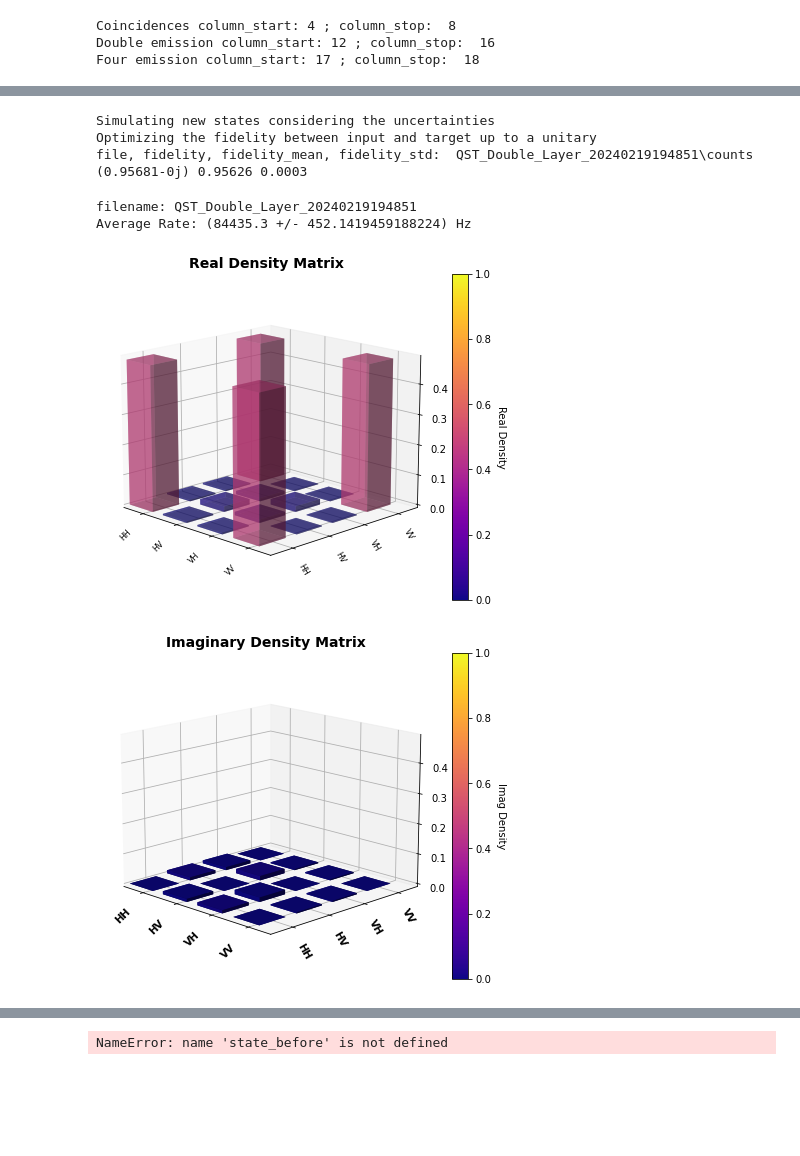
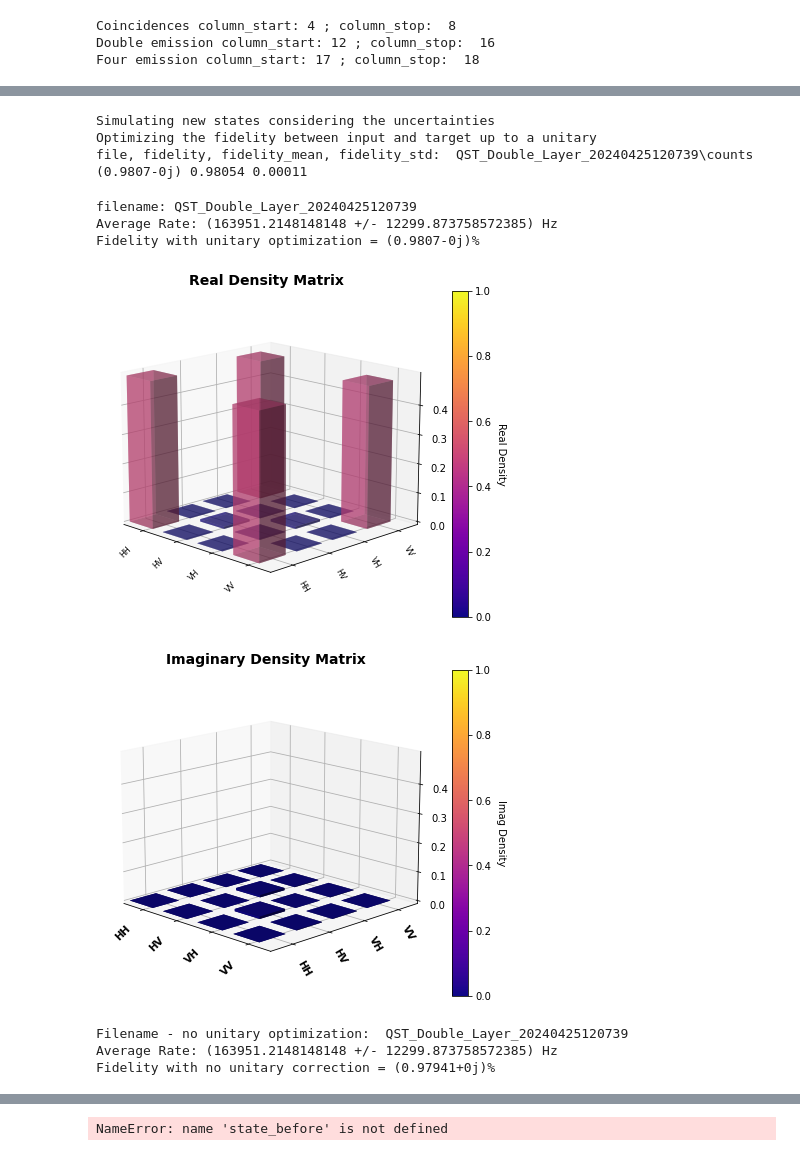
Before and after one commit to LauraMartins11/Multiphoton-Experiment, a Jupyter notebook: Quantum State Tomography - Two-photon.ipynb, the cells around one changed output, grey strips where cells are left out. Saved outputs shown, nothing was run; the diff lists cells and outputs as text; code cells hidden in the pictures; blank space fills up the shorter version.

Commit message:
Double emission compensation corrected Add Finding Rotations notebook

```diff
--- a/Quantum State Tomography - Two-photon.ipynb
+++ b/Quantum State Tomography - Two-photon.ipynb
@@ -41,8 +41,8 @@ import fnmatch
 # %%
 working_dir = os.getcwd()
 # os.getcwd()+'\StateTomoData'
-working_dir_data = r"C:\Users\Experience\Desktop\Multipartite Entanglement Experiment\Data\QST"
-file="QST_Double_Layer_20240219194851"
+working_dir_data = r"D:\Data\QST"
+file="QST_Double_Layer_20240425120739"
 # %%
 ######################################################################################################
 #----- COUNTING THE FILES AND SAVING THEM IN AN ARRAY TO MAKES THE REST OF THE ANALYSIS EASIER -------
@@ -175,11 +175,11 @@ for index in range(len(index_to_file)):
     counts_aux_2_emissions=set_raw_counts(datafiles, qubit_number, column_start_2_emissions, column_stop_2_emissions, os.getcwd())
     xp_counts_2_emissions=np.array(np.transpose(counts_aux_2_emissions))
 
-    counts_aux_4_emsissions= set_raw_counts_double_emissions(datafiles, qubit_number, 17, 18, os.getcwd())
-    xp_counts_4_emissions=np.array(np.round((np.transpose(counts_aux_4_emsissions))/four_fold_efficiencies,0))
+    counts_aux_4_emsissions= set_raw_counts_double_emissions(datafiles, qubit_number, column_start_4_emissions, column_stop_4_emissions, os.getcwd())
+    xp_counts_4_emissions=np.array(np.round((np.transpose(counts_aux_4_emsissions))))
 
-    statetomo.append(LRETomography(int(qubit_number), xp_counts, xp_counts_2_emissions,xp_counts_4_emissions))
-    statetomo[-1].run(correct_eff=efficiencies, correct_double_emission_eff=efficiencies_2_emissions, correct_double_emission=double_emission_columns)
+    statetomo.append(LRETomography(int(qubit_number), xp_counts ,xp_counts_2_emissions,xp_counts_4_emissions))
+    statetomo[-1].run(correct_eff=efficiencies,correct_double_emission_eff=efficiencies_2_emissions, correct_double_emission=double_emission_columns)
     xp_counts_corrected_with_eff.append(statetomo[-1].xp_counts)
 
     state.append(statetomo[-1])
@@ -254,17 +251,28 @@ for index in range(len(states)):
 # %% [output]
 Simulating new states considering the uncertainties
 Optimizing the fidelity between input and target up to a unitary
-file, fidelity, fidelity_mean, fidelity_std:  QST_Double_Layer_20240219194851\counts (0.95681-0j) 0.95626 0.0003
+file, fidelity, fidelity_mean, fidelity_std:  QST_Double_Layer_20240425120739\counts (0.9807-0j) 0.98054 0.00011
 # %%
 ##########################################################
 #------- PLOTTING OPTIMIZED DENSITY MATRIX------------#
 ##########################################################
 print(f"filename: {file}")
-aq_time=30 #in seconds
+aq_time=15 #in seconds
 print(f"Average Rate: ({np.average(total_per_basis)/aq_time} +/- {np.std(total_per_basis)/aq_time}) Hz")
+print(f"Fidelity with unitary optimization = {np.round(states[index].state.fidelity(target_ini[-1]),5)}%")
 results[-1].optimized_state.plot_dm()
+
+print("Filename - no unitary optimization: ", file)
+aq_time=15 #in seconds
+print(f"Average Rate: ({np.average(total_per_basis)/aq_time} +/- {np.std(total_per_basis)/aq_time}) Hz")
+print(f"Fidelity with no unitary correction = {np.round(states[index].state.fidelity(bellmatrix),5)}%")
+state[-1].state.plot_dm()
 # %% [output]
-filename: QST_Double_Layer_20240219194851
-Average Rate: (84435.3 +/- 452.1419459188224) Hz
+filename: QST_Double_Layer_20240425120739
+Average Rate: (163951.2148148148 +/- 12299.873758572385) Hz
+Fidelity with unitary optimization = (0.9807-0j)%
-[figure, old version]
+[figure, new version]
-[figure, old version]
+[figure, new version]
+Filename - no unitary optimization:  QST_Double_Layer_20240425120739
+Average Rate: (163951.2148148148 +/- 12299.873758572385) Hz
+Fidelity with no unitary correction = (0.97941+0j)%
```
Also changed, not shown: parts of 8 cells of this notebook, 4 other files.
